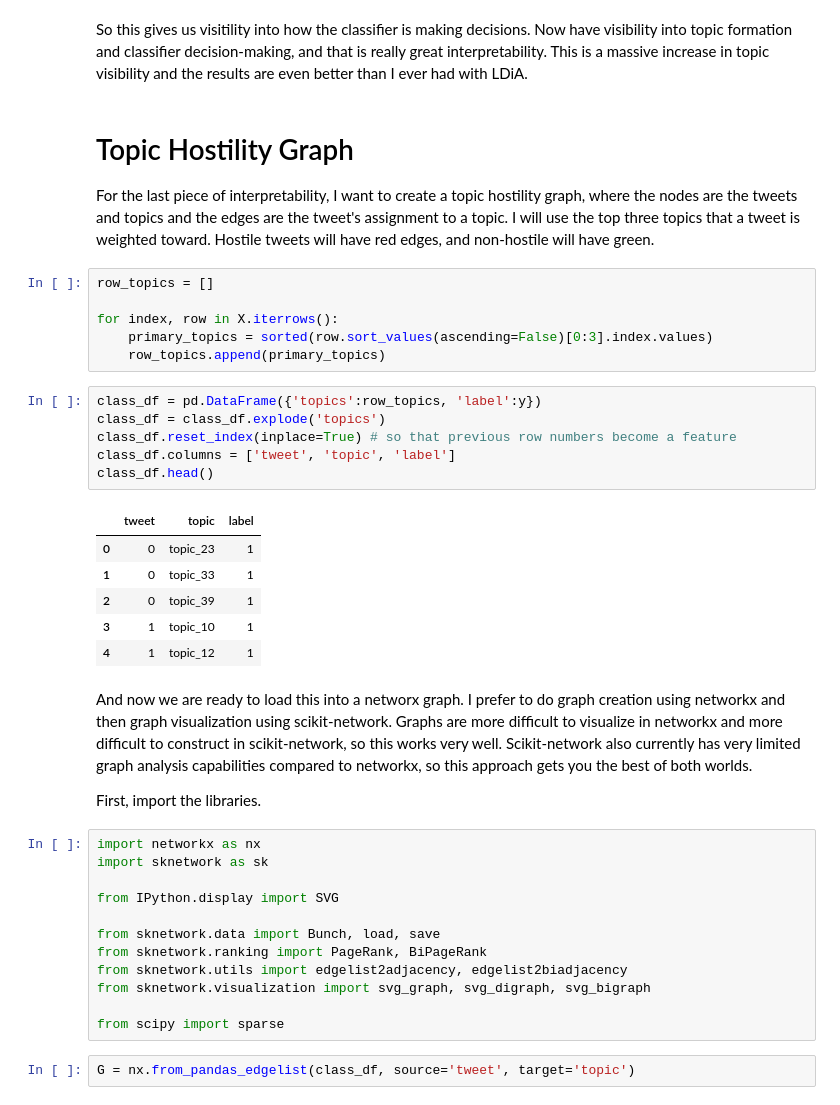
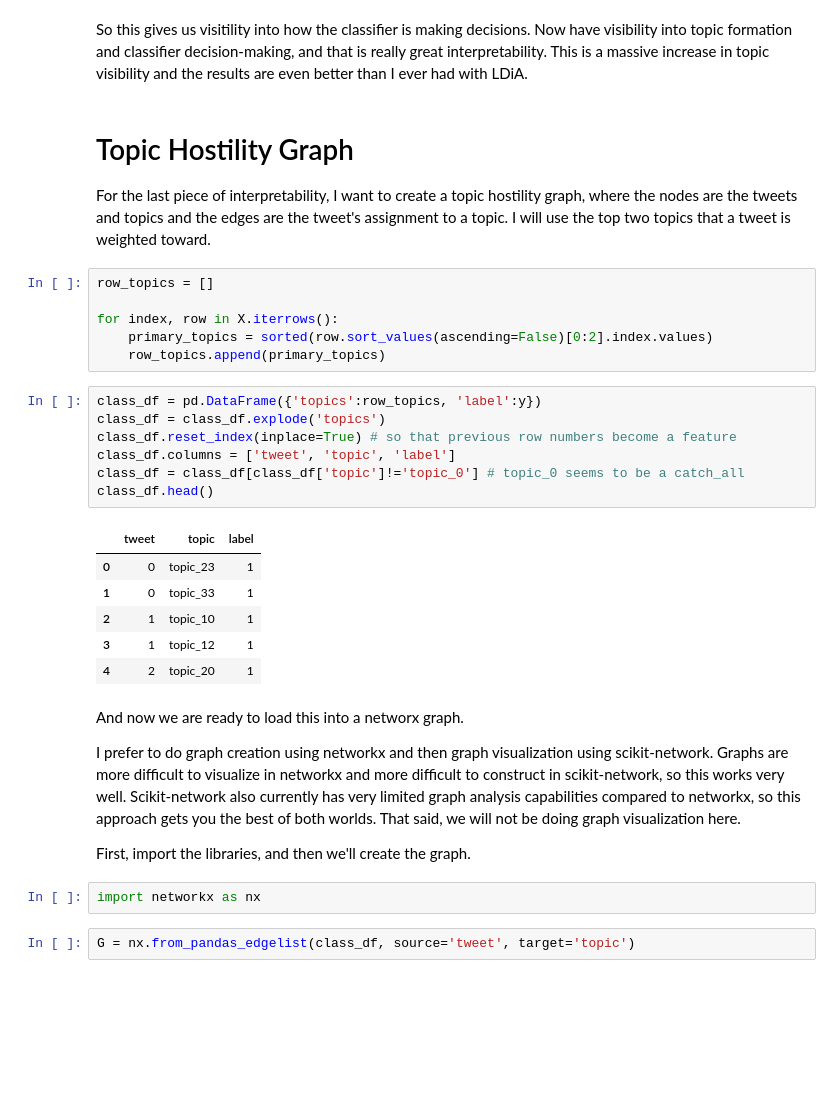
Before and after one commit to itsgorain/100DaysOfNLP, a Jupyter notebook: twitter_trump_hostile_clf_interpretable_extreme.ipynb, the cells around one changed output. Drawn from its saved outputs; the diff is of its cells as text; blank space fills up the shorter version.

```diff
--- a/twitter_trump_hostile_clf_interpretable_extreme.ipynb
+++ b/twitter_trump_hostile_clf_interpretable_extreme.ipynb
@@ -470,41 +476,34 @@ So this gives us visitility into how the classifier is making decisions. Now hav
 # %% [markdown]
 # Topic Hostility Graph
 
-For the last piece of interpretability, I want to create a topic hostility graph, where the nodes are the tweets and topics and the edges are the tweet's assignment to a topic. I will use the top three topics that a tweet is weighted toward. Hostile tweets will have red edges, and non-hostile will have green.
+For the last piece of interpretability, I want to create a topic hostility graph, where the nodes are the tweets and topics and the edges are the tweet's assignment to a topic. I will use the top two topics that a tweet is weighted toward.
 # %%
 row_topics = []
 
 for index, row in X.iterrows():
-    primary_topics = sorted(row.sort_values(ascending=False)[0:3].index.values)
+    primary_topics = sorted(row.sort_values(ascending=False)[0:2].index.values)
     row_topics.append(primary_topics)
 # %%
 class_df = pd.DataFrame({'topics':row_topics, 'label':y})
 class_df = class_df.explode('topics')
 class_df.reset_index(inplace=True) # so that previous row numbers become a feature
 class_df.columns = ['tweet', 'topic', 'label']
+class_df = class_df[class_df['topic']!='topic_0'] # topic_0 seems to be a catch_all
 class_df.head()
 # %% [output]
 |  | tweet | topic | label |
 | 0 | 0 | topic_23 | 1 |
 | 1 | 0 | topic_33 | 1 |
-| 2 | 0 | topic_39 | 1 |
-| 3 | 1 | topic_10 | 1 |
-| 4 | 1 | topic_12 | 1 |
+| 2 | 1 | topic_10 | 1 |
+| 3 | 1 | topic_12 | 1 |
+| 4 | 2 | topic_20 | 1 |
 # %% [markdown]
-And now we are ready to load this into a networx graph. I prefer to do graph creation using networkx and then graph visualization using scikit-network. Graphs are more difficult to visualize in networkx and more difficult to construct in scikit-network, so this works very well. Scikit-network also currently has very limited graph analysis capabilities compared to networkx, so this approach gets you the best of both worlds.
+And now we are ready to load this into a networx graph.
 
-First, import the libraries.
+I prefer to do graph creation using networkx and then graph visualization using scikit-network. Graphs are more difficult to visualize in networkx and more difficult to construct in scikit-network, so this works very well. Scikit-network also currently has very limited graph analysis capabilities compared to networkx, so this approach gets you the best of both worlds. That said, we will not be doing graph visualization here.
+
+First, import the libraries, and then we'll create the graph.
-# %%
-import networkx as nx
-import sknetwork as sk
-
-from IPython.display import SVG
-
-from sknetwork.data import Bunch, load, save
-from sknetwork.ranking import PageRank, BiPageRank
-from sknetwork.utils import edgelist2adjacency, edgelist2biadjacency
-from sknetwork.visualization import svg_graph, svg_digraph, svg_bigraph
-
-from scipy import sparse
+# %%
+import networkx as nx
 # %%
 G = nx.from_pandas_edgelist(class_df, source='tweet', target='topic')
```
Also changed, not shown: parts of 21 cells of this notebook.
